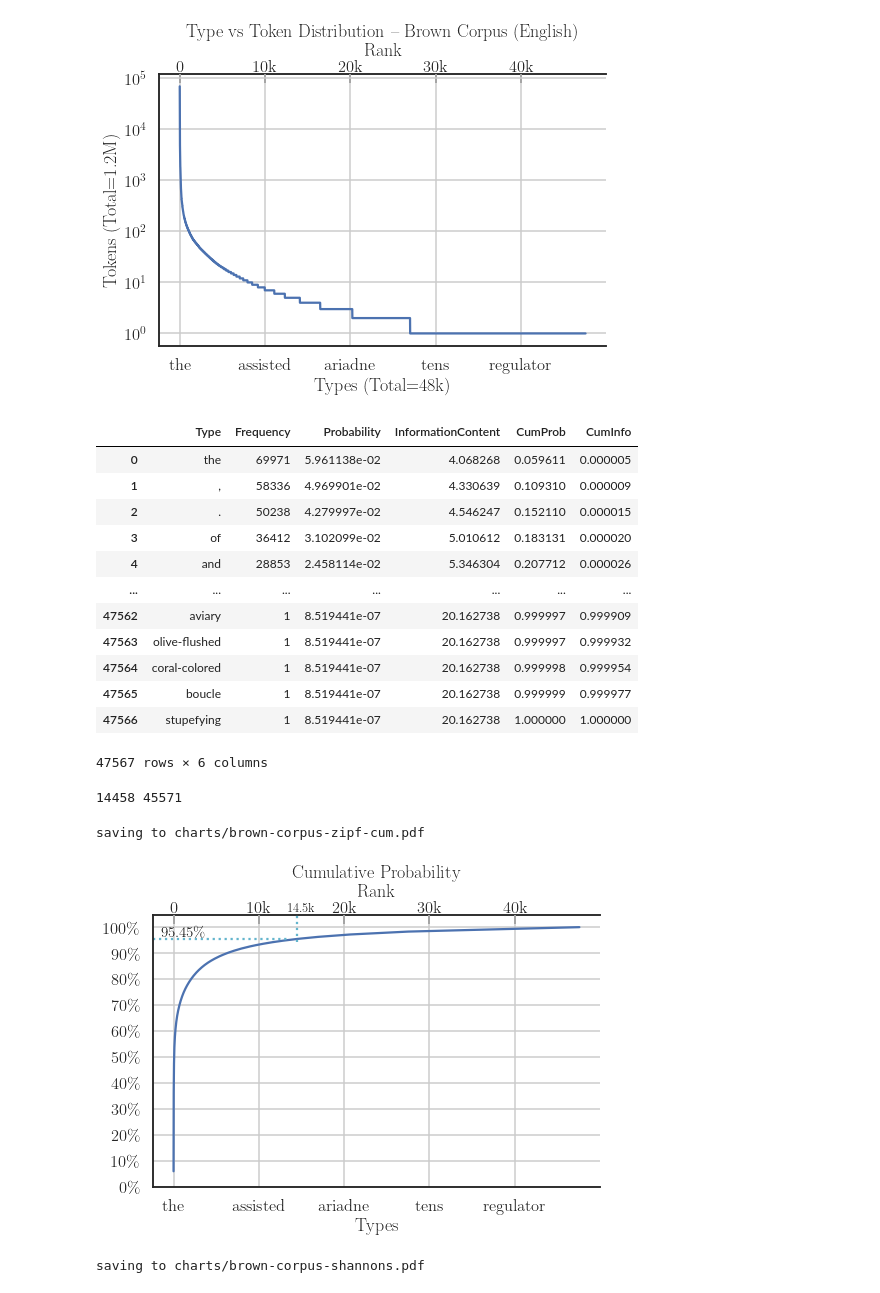
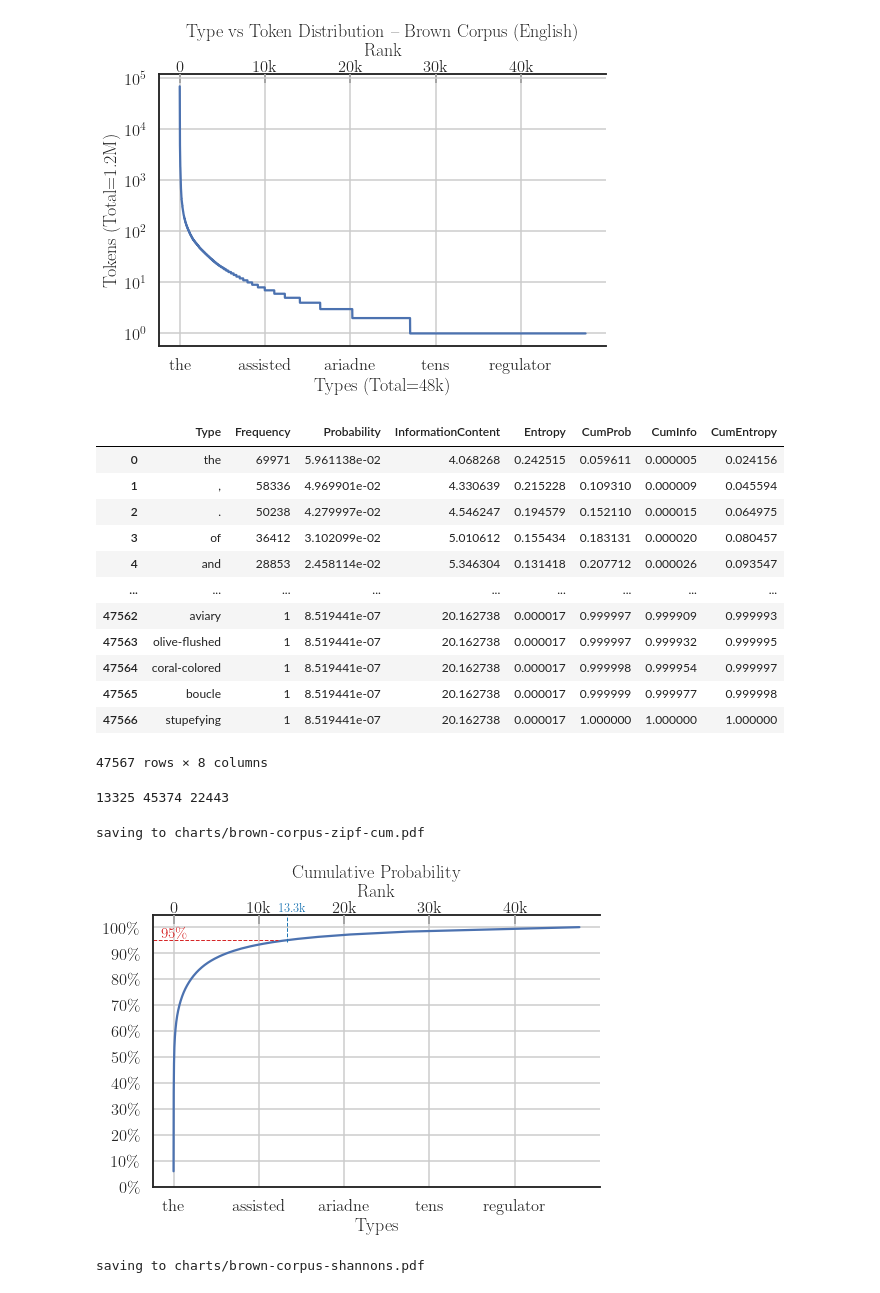
Before and after one commit to thammegowda/phd, a Jupyter notebook: diss-proposal/tabs-charts/brown-corpus-zipf.ipynb, the cells around one changed output. Saved outputs shown, nothing was run; the diff lists cells and outputs as text; code cells hidden in the pictures.

```diff
--- a/diss-proposal/tabs-charts/brown-corpus-zipf.ipynb
+++ b/diss-proposal/tabs-charts/brown-corpus-zipf.ipynb
@@ -58,11 +58,12 @@ df
 # %%
 #font='Garamound'
 font='Verdana'
-font='Georgia'
+#font='Georgia'
 #font='Chalkboard'
 #font='Menlo'
-figsize=8, 6
+#figsize=8, 6
 figsize = 8, 5
+#font="Times"
 
 sns.set(font=font, style='white',font_scale=2)
 sns.set_context("talk")
@@ -93,27 +94,32 @@ total = df['Frequency'].sum()
 df['Probability'] = df['Frequency'] / total
 # https://en.wikipedia.org/wiki/Information_content
 df['InformationContent'] = -1 * np.log2(df['Probability'])
+df["Entropy"] = (df["Probability"] * df['InformationContent'])
+
 df['CumProb'] = df['Probability'].cumsum() / df['Probability'].sum()
 df['CumInfo'] = df['InformationContent'].cumsum() / df['InformationContent'].sum()
+
+df["CumEntropy"] = df['Entropy'].cumsum() / df['Entropy'].sum()
 df
 # %% [output]
-|  | Type | Frequency | Probability | InformationContent | CumProb | CumInfo |
-| 0 | the | 69971 | 5.961138e-02 | 4.068268 | 0.059611 | 0.000005 |
-| 1 | , | 58336 | 4.969901e-02 | 4.330639 | 0.109310 | 0.000009 |
-| 2 | . | 50238 | 4.279997e-02 | 4.546247 | 0.152110 | 0.000015 |
-| 3 | of | 36412 | 3.102099e-02 | 5.010612 | 0.183131 | 0.000020 |
-| 4 | and | 28853 | 2.458114e-02 | 5.346304 | 0.207712 | 0.000026 |
-| ... | ... | ... | ... | ... | ... | ... |
-| 47562 | aviary | 1 | 8.519441e-07 | 20.162738 | 0.999997 | 0.999909 |
-| 47563 | olive-flushed | 1 | 8.519441e-07 | 20.162738 | 0.999997 | 0.999932 |
-| 47564 | coral-colored | 1 | 8.519441e-07 | 20.162738 | 0.999998 | 0.999954 |
-| 47565 | boucle | 1 | 8.519441e-07 | 20.162738 | 0.999999 | 0.999977 |
-| 47566 | stupefying | 1 | 8.519441e-07 | 20.162738 | 1.000000 | 1.000000 |
+|  | Type | Frequency | Probability | InformationContent | Entropy | CumProb | CumInfo | CumEntropy |
+| 0 | the | 69971 | 5.961138e-02 | 4.068268 | 0.242515 | 0.059611 | 0.000005 | 0.024156 |
+| 1 | , | 58336 | 4.969901e-02 | 4.330639 | 0.215228 | 0.109310 | 0.000009 | 0.045594 |
+| 2 | . | 50238 | 4.279997e-02 | 4.546247 | 0.194579 | 0.152110 | 0.000015 | 0.064975 |
+| 3 | of | 36412 | 3.102099e-02 | 5.010612 | 0.155434 | 0.183131 | 0.000020 | 0.080457 |
+| 4 | and | 28853 | 2.458114e-02 | 5.346304 | 0.131418 | 0.207712 | 0.000026 | 0.093547 |
+| ... | ... | ... | ... | ... | ... | ... | ... | ... |
+| 47562 | aviary | 1 | 8.519441e-07 | 20.162738 | 0.000017 | 0.999997 | 0.999909 | 0.999993 |
+| 47563 | olive-flushed | 1 | 8.519441e-07 | 20.162738 | 0.000017 | 0.999997 | 0.999932 | 0.999995 |
+| 47564 | coral-colored | 1 | 8.519441e-07 | 20.162738 | 0.000017 | 0.999998 | 0.999954 | 0.999997 |
+| 47565 | boucle | 1 | 8.519441e-07 | 20.162738 | 0.000017 | 0.999999 | 0.999977 | 0.999998 |
+| 47566 | stupefying | 1 | 8.519441e-07 | 20.162738 | 0.000017 | 1.000000 | 1.000000 | 1.000000 |
-47567 rows × 6 columns
+47567 rows × 8 columns
 # %%
-key_percent = 0.9545
+key_percent = 0.95
 prob_pos = 0
 info_pos = 0
+ent_pos = 0
 for i,c in enumerate(df['CumProb']):
     if c >= key_percent:
         prob_pos = i
@@ -123,37 +129,42 @@ for i, c in enumerate(df['CumInfo']):
     if c >= key_percent:
         info_pos = i
         break
-print(prob_pos, info_pos)
+
+for i, c in enumerate(df['CumEntropy']):
+    if c >= key_percent:
+        ent_pos = i
+        break
+print(prob_pos, info_pos, ent_pos)
 # %% [output]
-14458 45571
+13325 45374 22443
 # %%
 #sns.set(font="Verdana", style='white',font_scale=2.0)
 args=dict(figsize=figsize, ylabel='', xlabel=f'Types', rot=0, title="Cumulative Probability", legend=False)
 ax = df.plot(x=f'Type', y=['CumProb'], **args)
 ax.yaxis.grid(which='major')
 plt.yticks(np.arange(0, 1.1, step=0.1))
-plt.axhline(y=key_percent, xmax=prob_pos/len(df), linestyle=':', color='c')
-plt.text(-1500, key_percent+0.01, f'{round(key_percent*100,2)}\%',rotation=0, fontsize='small')
+plt.axhline(y=key_percent, xmax=prob_pos/len(df), linestyle='--', color='tab:red', linewidth=1)
+plt.text(-1500, key_percent+0.01, f'{round(key_percent*100)}\%',rotation=0, fontsize='small', color='tab:red')
 ax.yaxis.set_major_formatter(ticker.PercentFormatter(xmax=1))
 
 
 
 secax = ax.secondary_xaxis('top')
 secax.set_xlabel('Rank')
 secax.xaxis.set_major_formatter(ticker.EngFormatter(sep=''))
 secax.tick_params(axis='x', which='major', direction="in", pad=-0)
-plt.axvline(x=prob_pos, ymin=0.9, ymax=1, linestyle=':', color='c')
-plt.text(prob_pos-1000, 1.06, f'{round(prob_pos/1000, 1)}k',rotation=0, fontsize='x-small')
+plt.axvline(x=prob_pos, ymin=0.9, ymax=1, linestyle='--', color='tab:blue', linewidth=1)
+plt.text(prob_pos-1000, 1.06, f'{round(prob_pos/1000, 1)}k',rotation=0, fontsize='x-small', color='tab:blue')
 ax.grid(True)
 sns.despine()
 
 if True:
     save = 'charts/brown-corpus-zipf-cum.pdf'
     print(f'saving to {save}')
     plt.savefig(save, bbox_inches='tight')
 # %% [output]
 saving to charts/brown-corpus-zipf-cum.pdf
-[figure, old version]
+[figure, new version]
 # %%
 #sns.set(font=font, style='white',font_scale=2.0)
 #sns.set_context('talk')
```
Also changed, not shown: parts of 7 cells of this notebook, 10 other files.
